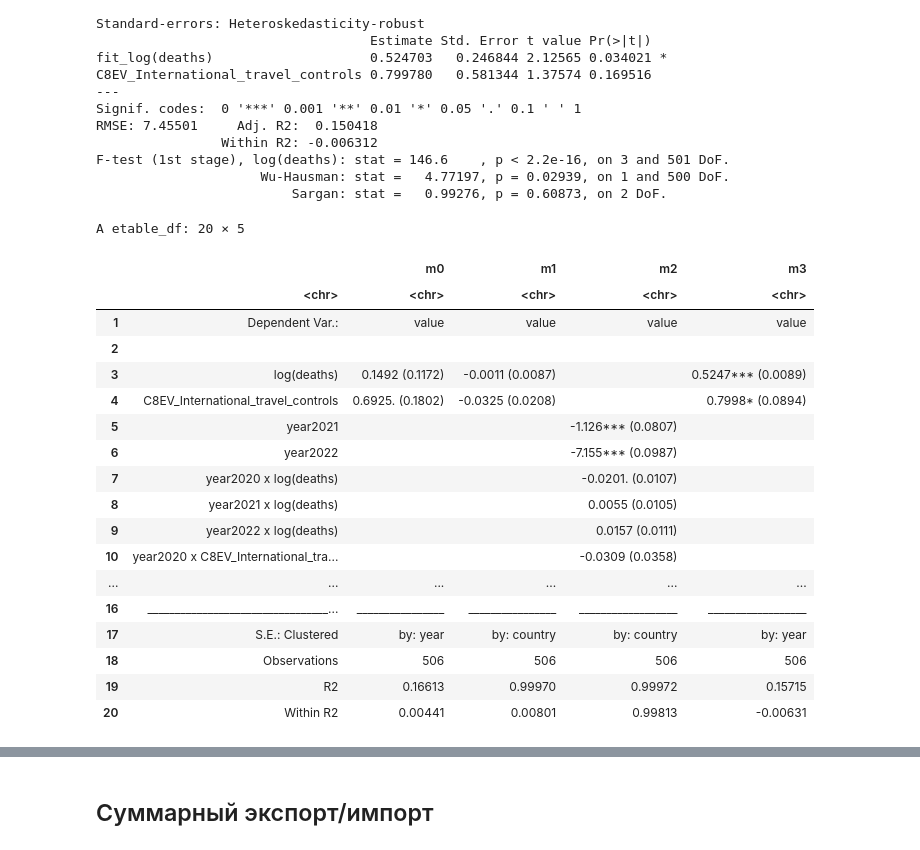
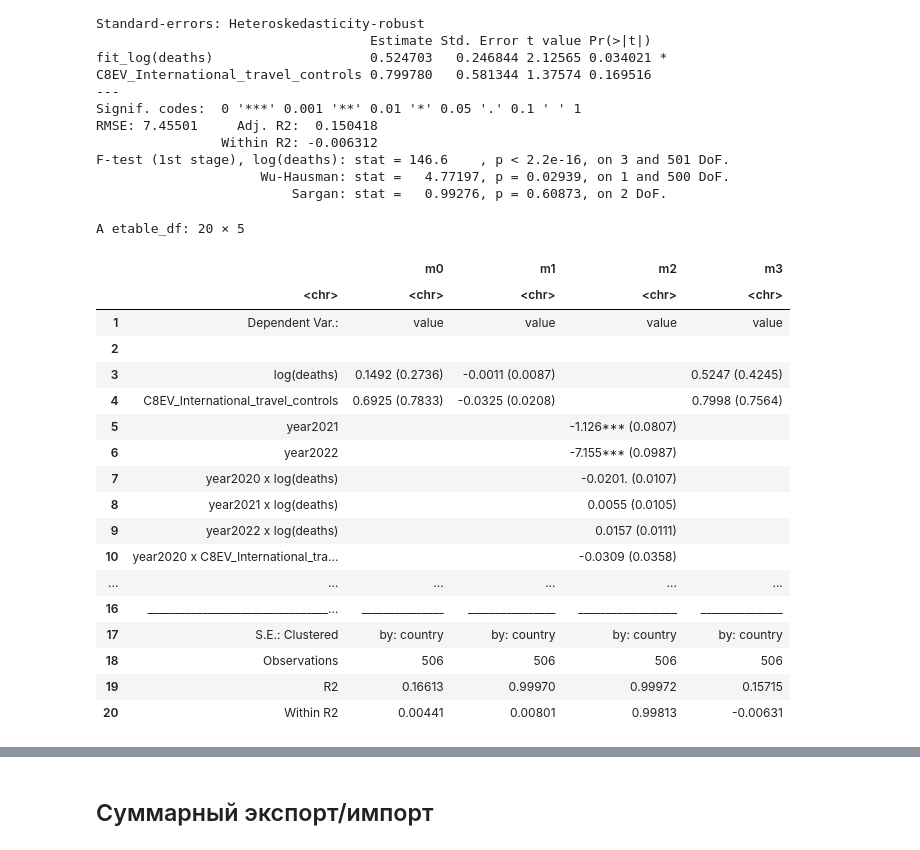
Before and after one commit to xan-d-or/thesis, a Jupyter notebook: analysis/hs0_fe_estimation.ipynb, the cells around one changed output, grey strips where cells are left out. Drawn from its saved outputs; the diff is of its cells as text; code cells hidden in the pictures.

```diff
--- a/analysis/hs0_fe_estimation.ipynb
+++ b/analysis/hs0_fe_estimation.ipynb
@@ -454,15 +499,15 @@ F-test (1st stage), log(deaths): stat = 146.6    , p < 2.2e-16, on 3 and 501 DoF
                      Wu-Hausman: stat =   4.77197, p = 0.02939, on 1 and 500 DoF.
                          Sargan: stat =   0.99276, p = 0.60873, on 2 DoF.
 # %%
-etable(m0, m1, m2, m3)
+etable(m0, m1, m2, m3, vcov = ~country)
 # %% [output]
 A etable_df: 20 × 5
 |  |  | m0 | m1 | m2 | m3 |
 |  | <chr> | <chr> | <chr> | <chr> | <chr> |
 | 1 | Dependent Var.: | value | value | value | value |
 | 2 |  |  |  |  |  |
-| 3 | log(deaths) | 0.1492 (0.1172) | -0.0011 (0.0087) |  | 0.5247*** (0.0089) |
-| 4 | C8EV_International_travel_controls | 0.6925. (0.1802) | -0.0325 (0.0208) |  | 0.7998* (0.0894) |
+| 3 | log(deaths) | 0.1492 (0.2736) | -0.0011 (0.0087) |  | 0.5247 (0.4245) |
+| 4 | C8EV_International_travel_controls | 0.6925 (0.7833) | -0.0325 (0.0208) |  | 0.7998 (0.7564) |
 | 5 | year2021 |  |  | -1.126*** (0.0807) |  |
 | 6 | year2022 |  |  | -7.155*** (0.0987) |  |
 | 7 | year2020 x log(deaths) |  |  | -0.0201. (0.0107) |  |
@@ -470,8 +515,8 @@ A etable_df: 20 × 5
 | 9 | year2022 x log(deaths) |  |  | 0.0157 (0.0111) |  |
 | 10 | year2020 x C8EV_International_tra... |  |  | -0.0309 (0.0358) |  |
 | ... | ... | ... | ... | ... | ... |
-| 16 | _________________________________... | ________________ | ________________ | __________________ | __________________ |
-| 17 | S.E.: Clustered | by: year | by: country | by: country | by: year |
+| 16 | _________________________________... | _______________ | ________________ | __________________ | _______________ |
+| 17 | S.E.: Clustered | by: country | by: country | by: country | by: country |
 | 18 | Observations | 506 | 506 | 506 | 506 |
 | 19 | R2 | 0.16613 | 0.99970 | 0.99972 | 0.15715 |
 | 20 | Within R2 | 0.00441 | 0.00801 | 0.99813 | -0.00631 |
```
Also changed, not shown: parts of 6 cells of this notebook.
